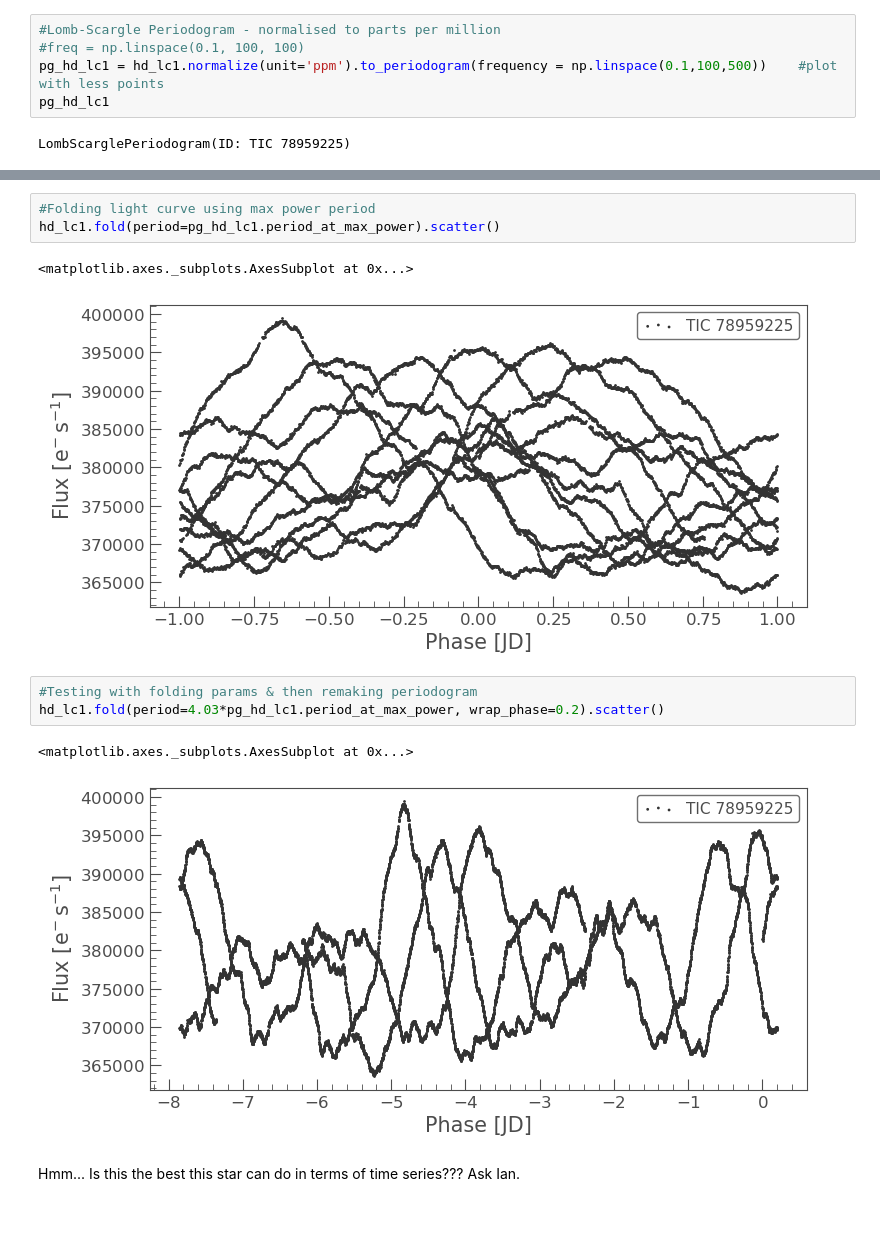
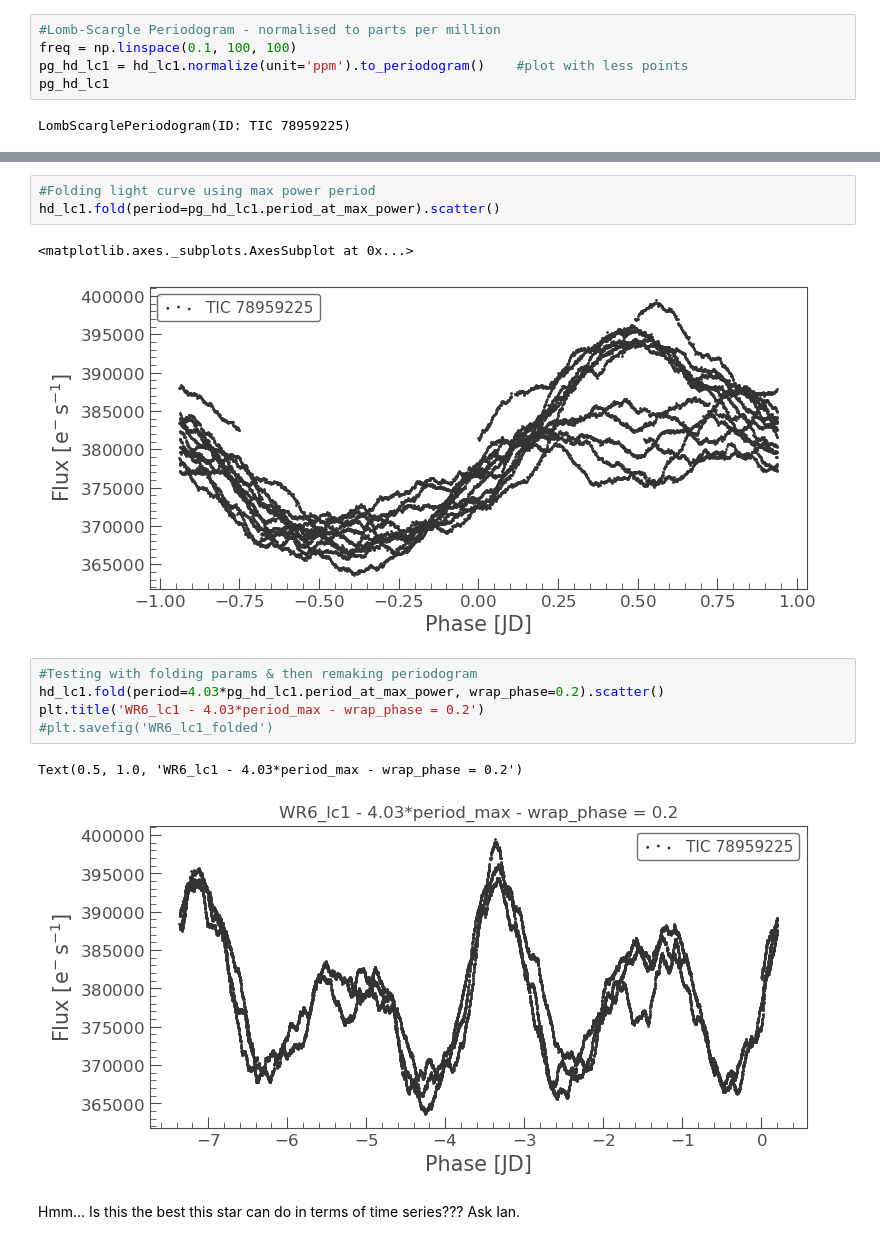
Before and after one commit to khraspyy/Y4MassiveStarsProject, a Jupyter notebook: Project/Codes/HD50896/lc1/HD50896_ts1.ipynb, the cells around one changed output, grey strips where cells are left out. Drawn from its saved outputs; the diff is of its cells as text; blank space fills up the shorter version.

```diff
--- a/Project/Codes/HD50896/lc1/HD50896_ts1.ipynb
+++ b/Project/Codes/HD50896/lc1/HD50896_ts1.ipynb
@@ -95,8 +155,8 @@ hd_lc1.meta
 ### Lomb-Scargle Periodogram of HD 050896
 # %%
 #Lomb-Scargle Periodogram - normalised to parts per million
-#freq = np.linspace(0.1, 100, 100)
-pg_hd_lc1 = hd_lc1.normalize(unit='ppm').to_periodogram(frequency = np.linspace(0.1,100,500))    #plot with less points
+freq = np.linspace(0.1, 100, 100)
+pg_hd_lc1 = hd_lc1.normalize(unit='ppm').to_periodogram()    #plot with less points
 pg_hd_lc1
 # %% [output]
 LombScarglePeriodogram(ID: TIC 78959225)
@@ -117,13 +181,15 @@ $1.9983981 \; \mathrm{d}$
 hd_lc1.fold(period=pg_hd_lc1.period_at_max_power).scatter()
 # %% [output]
 <matplotlib.axes._subplots.AxesSubplot at 0x...>
-[figure, old version]
+[figure, new version]
 # %%
 #Testing with folding params & then remaking periodogram
 hd_lc1.fold(period=4.03*pg_hd_lc1.period_at_max_power, wrap_phase=0.2).scatter()
+plt.title('WR6_lc1 - 4.03*period_max - wrap_phase = 0.2')
+#plt.savefig('WR6_lc1_folded')
 # %% [output]
-<matplotlib.axes._subplots.AxesSubplot at 0x...>
+Text(0.5, 1.0, 'WR6_lc1 - 4.03*period_max - wrap_phase = 0.2')
-[figure, old version]
+[figure, new version]
 # %% [markdown]
 Hmm... Is this the best this star can do in terms of time series??? Ask Ian.
 # %%
```
Also changed, not shown: parts of 33 cells of this notebook.
